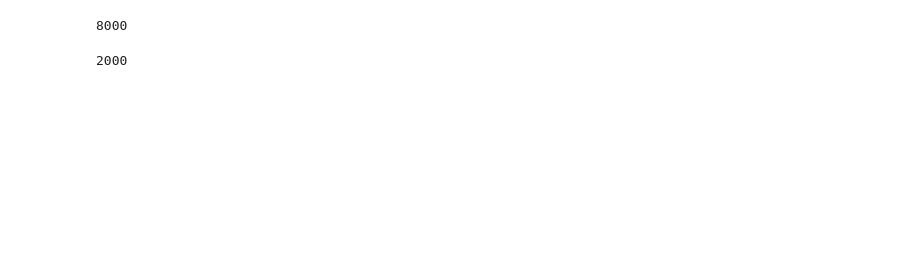
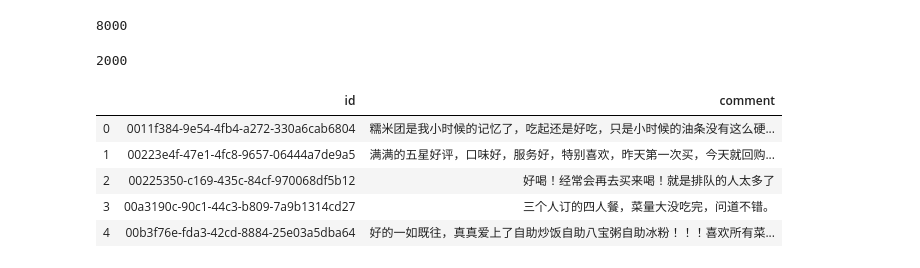
Before and after one commit to HanlynnKe/nlp-demo, a Jupyter notebook: csv2pickle.ipynb, the cells around one changed output. Cells and saved outputs as stored; diff of their text form; code cells hidden in the pictures; blank space fills up the shorter version.

```diff
--- a/csv2pickle.ipynb
+++ b/csv2pickle.ipynb
@@ -91,3 +91,14 @@ len(train_set_split)
 len(valid_set_split)
 # %% [output]
 2000
+# %%
+test = pd.read_csv('test_new.csv')
+# %%
+test.head()
+# %% [output]
+|  | id | comment |
+| 0 | 0011f384-9e54-4fb4-a272-330a6cab6804 | 糯米团是我小时候的记忆了，吃起还是好吃，只是小时候的油条没有这么硬... |
+| 1 | 00223e4f-47e1-4fc8-9657-06444a7de9a5 | 满满的五星好评，口味好，服务好，特别喜欢，昨天第一次买，今天就回购... |
+| 2 | 00225350-c169-435c-84cf-970068df5b12 | 好喝！经常会再去买来喝！就是排队的人太多了 |
+| 3 | 00a3190c-90c1-44c3-b809-7a9b1314cd27 | 三个人订的四人餐，菜量大没吃完，问道不错。 |
+| 4 | 00b3f76e-fda3-42cd-8884-25e03a5dba64 | 好的一如既往，真真爱上了自助炒饭自助八宝粥自助冰粉！！！喜欢所有菜... |
```
Also changed, not shown: parts of 5 cells of this notebook.
